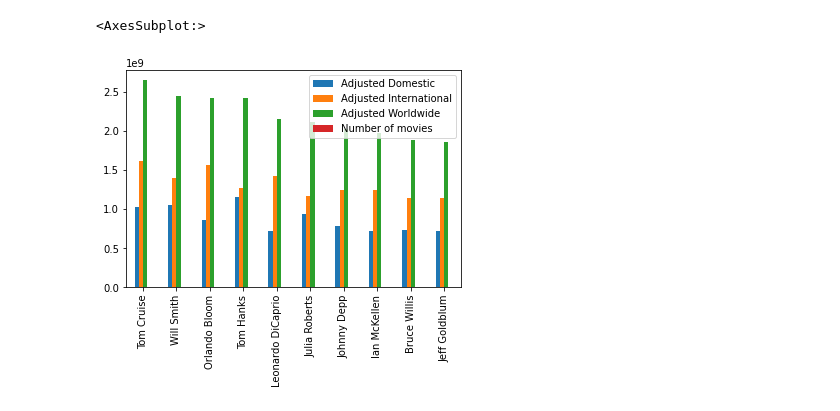
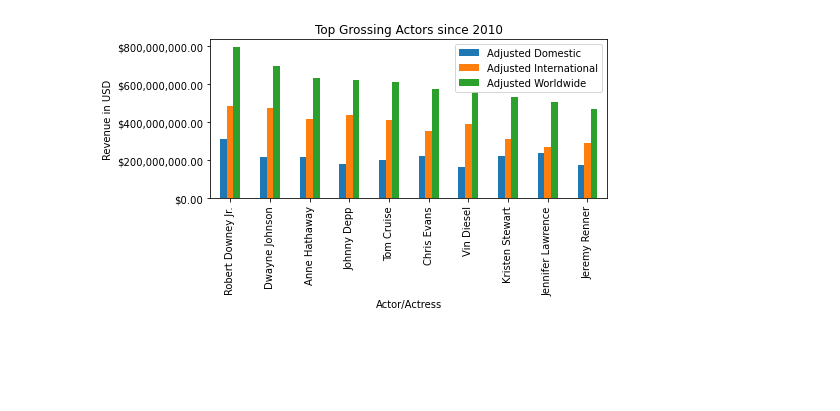
Before and after one commit to annammelnik/Project_1, a Jupyter notebook: Christopher Branch/Top Grossing Actors/top_actors.ipynb, the cells around one changed output. Saved outputs shown, nothing was run; the diff lists cells and outputs as text; code cells hidden in the pictures; blank space fills up the shorter version.

```diff
--- a/Christopher Branch/Top Grossing Actors/top_actors.ipynb
+++ b/Christopher Branch/Top Grossing Actors/top_actors.ipynb
@@ -6,7 +6,8 @@ path1 = "Mojo_budget_update.csv"
 path2 = "adjusted_for_inflation.csv"
 moviesdf = pd.read_csv(path1)
 adjusteddf = pd.read_csv(path2)
-moviesdf = moviesdf[['title','director','writer','producer','main_actor_1','main_actor_2','main_actor_3','main_actor_4']]
-merged = pd.merge(moviesdf, adjusteddf, on ='title')
-merged
+moviesdf2 = moviesdf[['title','year','director','writer','producer','main_actor_1','main_actor_2','main_actor_3','main_actor_4']]
+merged = pd.merge(moviesdf2, adjusteddf, on ='title')
+merged = merged.loc[merged['year'] >=2010]
+merged.sort_values('year')
 # %% [output]
@@ -114,11 +97,19 @@ total_revenue4
 # %%
 # merge1 = pd.merge(total_revenue1, total_revenue2, left_index = True)
 # merge1
 add1 = total_revenue1.add(total_revenue2, fill_value=0)
 add2 = add1.add(total_revenue3, fill_value=0)
 add3 = add2.add(total_revenue4, fill_value=0)
 ww = add3.sort_values('Adjusted Worldwide', ascending = False).head(10)
-ww.plot.bar()
+bar_chart= ww.plot.bar(y=['Adjusted Domestic','Adjusted International', 'Adjusted Worldwide'])
+plt.tight_layout()
+plt.title("Top Grossing Actors since 2010")
+plt.xlabel("Actor/Actress")
+plt.ylabel("Revenue in USD")
+plt.legend(loc = 'best')
+bar_chart.yaxis.set_major_formatter('${x:1,.2f}')
+
+plt.savefig('../PNG Files/top_actors.png', format = 'png', bbox_inches='tight')
+plt.show()
 # %% [output]
-<AxesSubplot:>
-[figure, old version]
+[figure, new version]
```
Also changed, not shown: parts of 7 cells of this notebook, 9 other files.
